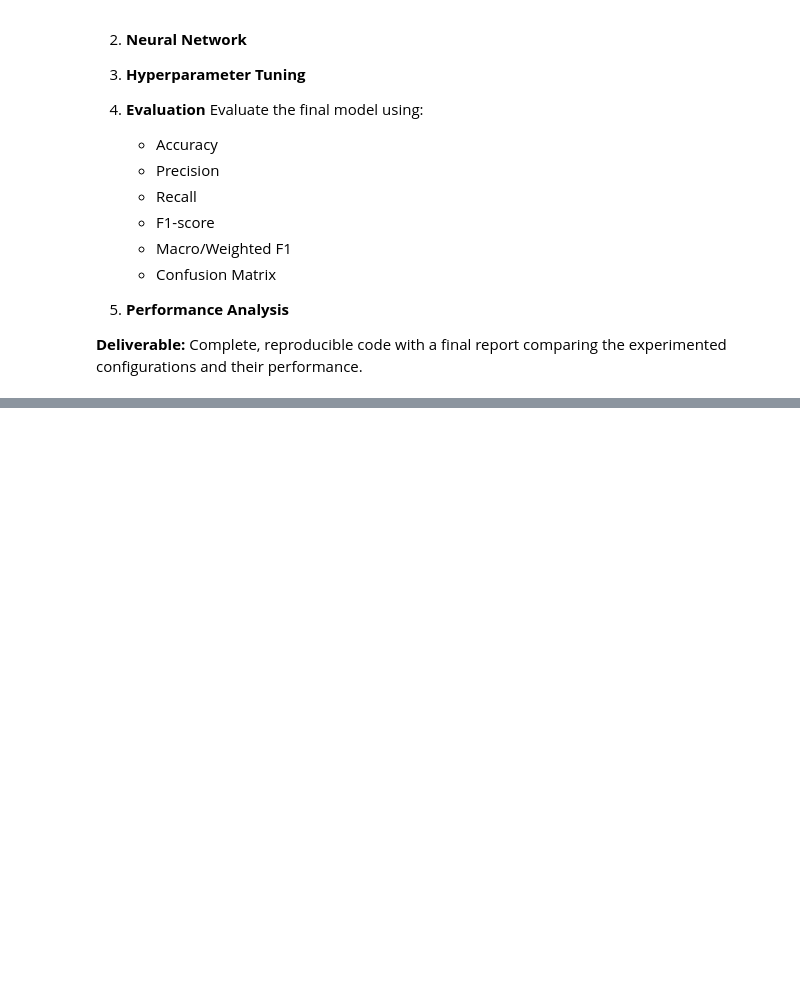
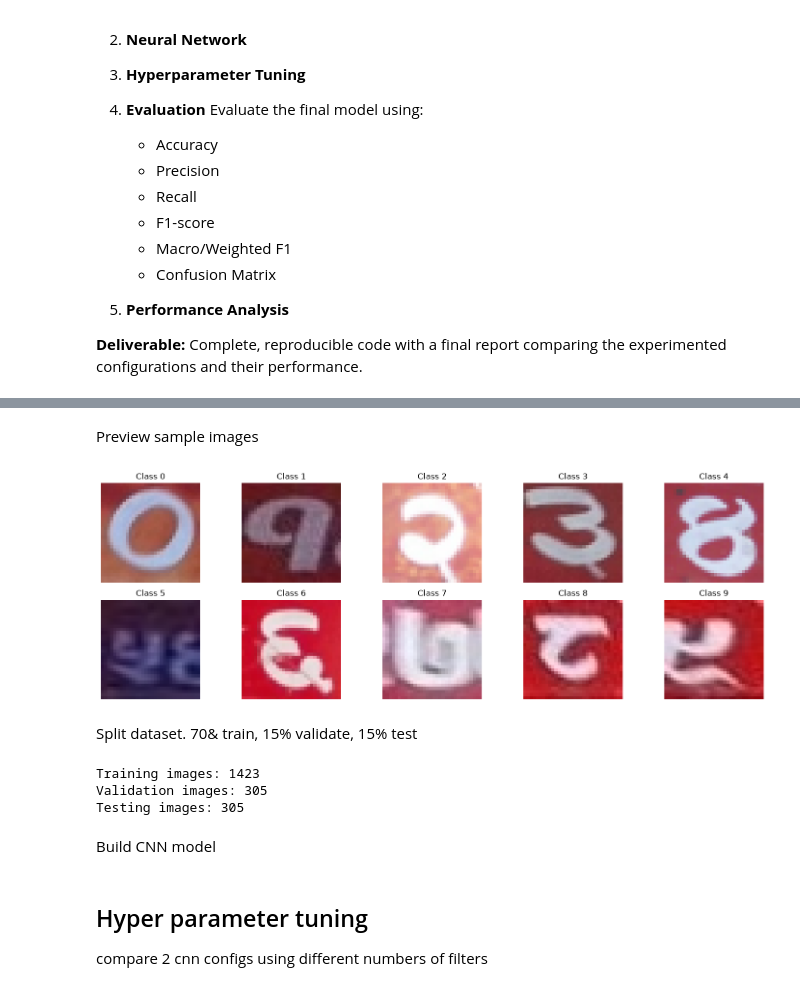
Before and after one commit to abinhyanmikha/Data-Science, a Jupyter notebook: Assignment/Assignment9/Assignment-09_Oct2.ipynb, the cells around one changed output, grey strips where cells are left out. Saved outputs shown, nothing was run; the diff lists cells and outputs as text; code cells hidden in the pictures; blank space fills up the shorter version.

```diff
--- a/Assignment/Assignment9/Assignment-09_Oct2.ipynb
+++ b/Assignment/Assignment9/Assignment-09_Oct2.ipynb
@@ -77,0 +82,30 @@ model tolorant towards variations,distortions
+# %%
+IMAGE_SIZE = (32, 32)
+
+class_names = sorted([
+    folder.name for folder in DATA_DIR.iterdir()
+    if folder.is_dir()
+])
+
+X = []
+y = []
+
+for label, class_name in enumerate(class_names):
+    for path in (DATA_DIR / class_name).rglob("*"):
+        if path.suffix.lower() in [".jpg", ".jpeg", ".png", ".bmp"]:
+            try:
+                image = Image.open(path).convert("RGB")
+                image = image.resize(IMAGE_SIZE)
+
+                X.append(np.array(image) / 255.0)
+                y.append(label)
+
+            except Exception:
+                continue
+
+X = np.array(X, dtype=np.float32)
+y = np.array(y)
+
+print("Total images:", len(X))
+print("Number of classes:", len(class_names))
+print("Class names:", class_names)
@@ -77,0 +139,37 @@ model tolorant towards variations,distortions
+# %% [markdown]
+Preview sample images
+# %%
+plt.figure(figsize=(15, 5))
+
+for i in range(10):
+    plt.subplot(2, 5, i + 1)
+
+    index = np.where(y == i)[0][0]
+    plt.imshow(X[index])
+    plt.title(f"Class {i}")
+    plt.axis("off")
+
+plt.tight_layout()
+plt.show()
+# %% [output]
+[figure, added]
+# %% [markdown]
+Split dataset. 70& train, 15% validate, 15% test
+# %%
+X_train, X_temp, y_train, y_temp = train_test_split(
+    X, y, test_size=0.30, random_state=42, stratify=y
+)
+
+X_val, X_test, y_val, y_test = train_test_split(
+    X_temp, y_temp, test_size=0.50, random_state=42, stratify=y_temp
+)
+
+print("Training images:", len(X_train))
+print("Validation images:", len(X_val))
+print("Testing images:", len(X_test))
+# %% [output]
+Training images: 1423
+Validation images: 305
+Testing images: 305
+# %% [markdown]
+Build CNN model
@@ -77,0 +203,3 @@ model tolorant towards variations,distortions
+# %% [markdown]
+## Hyper parameter tuning
+compare 2 cnn configs using different numbers of filters
```
Also changed, not shown: parts of 24 cells of this notebook.
